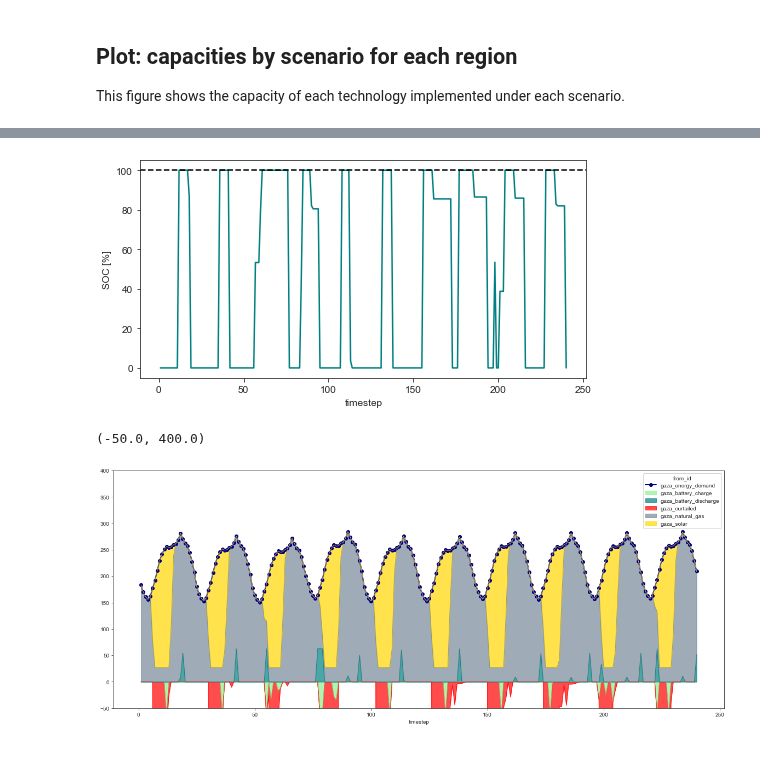
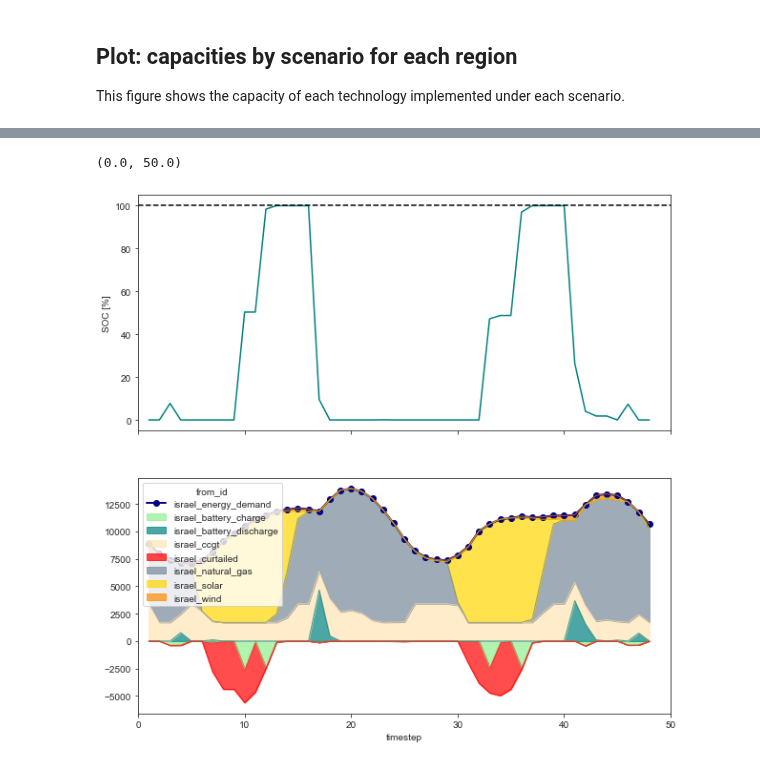
Before and after one commit to amanmajid/nextra, a Jupyter notebook: analysis/icae_results.ipynb, the cells around one changed output, grey strips where cells are left out. Saved outputs shown, nothing was run; the diff lists cells and outputs as text; code cells hidden in the pictures.

```diff
--- a/analysis/icae_results.ipynb
+++ b/analysis/icae_results.ipynb
@@ -304,11 +304,14 @@ f.savefig('../outputs/figures/supp_capacity_by_scenario.pdf',bbox_inches='tight'
-# %%
-node = 'gaza_battery_storage'
-results['NCO'].plot_battery_storage_volume(node=node,days=10,month=1)
-# %% [output]
-[figure, removed]
-# %%
-results['NCO'].plot_supply_curve(region='gaza',days=10,month=1)
-plt.ylim([-50,400])
-# %% [output]
-(-50.0, 400.0)
-[figure, removed]
+# %%
+scenario = 'NCO'
+region = 'israel'
+node = 'israel_battery_storage'
+
+f,ax = plt.subplots(figsize=(10,10),nrows=2,ncols=1,sharex=True)
+
+results[scenario].plot_battery_storage_volume(node=node,days=2,month=1,ax=ax[0])
+results[scenario].plot_supply_curve(region='israel',days=2,month=1,ax=ax[1])
+
+ax[1].set_xlim([0,50])
+# %% [output]
+(0.0, 50.0)
+[figure, added]
```
Also changed, not shown: parts of 2 cells of this notebook, 4 other files.
